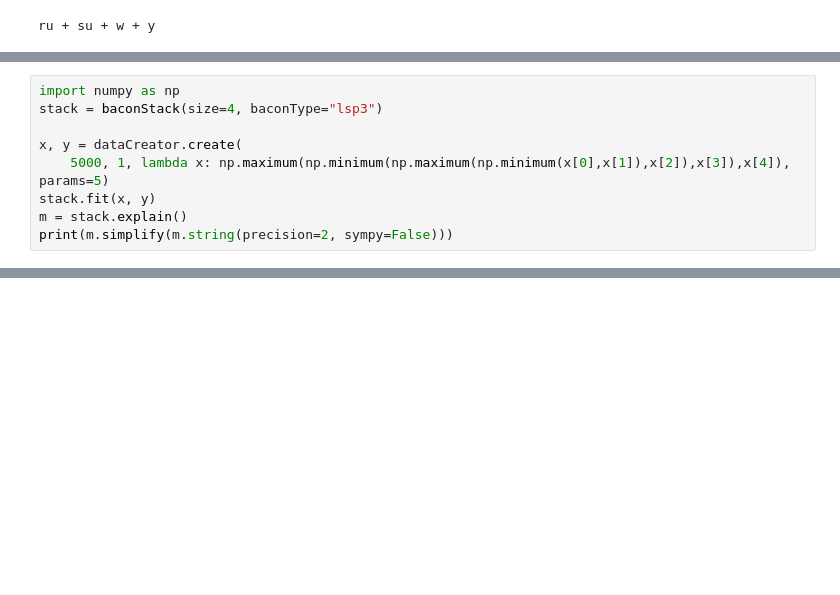
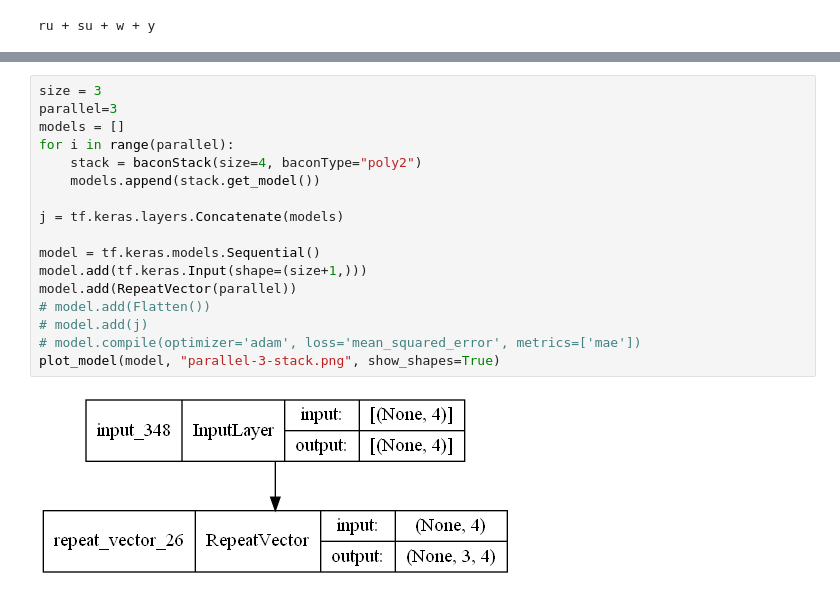
Before and after one commit to Haishi2016/bacon-net, a Jupyter notebook: samples/jupyter-notebooks/lab/keras-test.ipynb, the cells around one changed output, grey strips where cells are left out. Drawn from its saved outputs; the diff is of its cells as text; blank space fills up the shorter version.

```diff
--- a/samples/jupyter-notebooks/lab/keras-test.ipynb
+++ b/samples/jupyter-notebooks/lab/keras-test.ipynb
@@ -40,9 +39,0 @@ ________________________________________________________________________________
-# %%
-import numpy as np
-stack = baconStack(size=4, baconType="lsp3")
-
-x, y = dataCreator.create(
-    5000, 1, lambda x: np.maximum(np.minimum(np.maximum(np.minimum(x[0],x[1]),x[2]),x[3]),x[4]), params=5)
-stack.fit(x, y)
-m = stack.explain()
-print(m.simplify(m.string(precision=2, sympy=False)))
@@ -56,0 +49,19 @@ print(m.string())
+# %%
+size = 3
+parallel=3
+models = []
+for i in range(parallel):
+    stack = baconStack(size=4, baconType="poly2")
+    models.append(stack.get_model())
+
+j = tf.keras.layers.Concatenate(models)
+
+model = tf.keras.models.Sequential()
+model.add(tf.keras.Input(shape=(size+1,)))
+model.add(RepeatVector(parallel))
+# model.add(Flatten())
+# model.add(j)
+# model.compile(optimizer='adam', loss='mean_squared_error', metrics=['mae'])
+plot_model(model, "parallel-3-stack.png", show_shapes=True)
+# %% [output]
+[figure, added]
```
Also changed, not shown: parts of 6 cells of this notebook, 6 other files.
